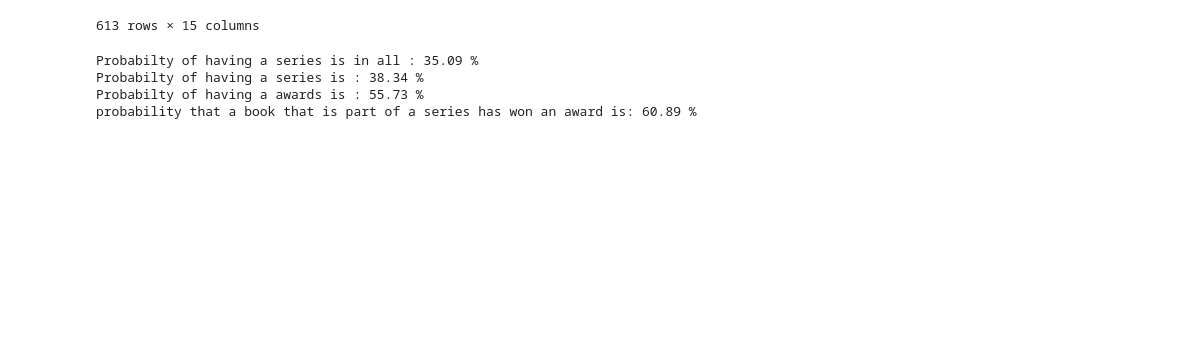
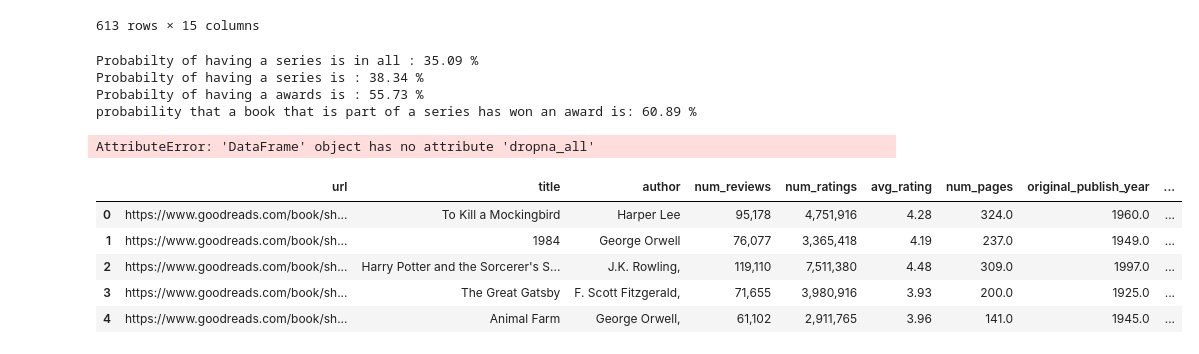
Before and after one commit to Deniz-shelby/goodreads_webscrap, a Jupyter notebook: analyse_data.ipynb, the cells around one changed output. Drawn from its saved outputs; the diff is of its cells as text; code cells hidden in the pictures; blank space fills up the shorter version.

```diff
--- a/analyse_data.ipynb
+++ b/analyse_data.ipynb
@@ -508,0 +513,16 @@ probability that a book that is part of a series has won an award is: 60.89 %
+# %%
+df_all = df_all.dropna_all(subset=['awards'])
+df_all['num_reviews'] = df_all['num_reviews'].str.replace(",","")
+df_all['num_ratings'] = df_all['num_ratings'].str.replace(",","")
+df_all['num_pages'] = df_all['num_pages'].astype(int)
+# %% [output]
+AttributeError: 'DataFrame' object has no attribute 'dropna_all'
+# %%
+df_all.head()
+# %% [output]
+|  | url | title | author | num_reviews | num_ratings | avg_rating | num_pages | original_publish_year | ... |
+| 0 | https://www.goodreads.com/book/sh... | To Kill a Mockingbird | Harper Lee | 95,178 | 4,751,916 | 4.28 | 324.0 | 1960.0 | ... |
+| 1 | https://www.goodreads.com/book/sh... | 1984 | George Orwell | 76,077 | 3,365,418 | 4.19 | 237.0 | 1949.0 | ... |
+| 2 | https://www.goodreads.com/book/sh... | Harry Potter and the Sorcerer's S... | J.K. Rowling, | 119,110 | 7,511,380 | 4.48 | 309.0 | 1997.0 | ... |
+| 3 | https://www.goodreads.com/book/sh... | The Great Gatsby | F. Scott Fitzgerald, | 71,655 | 3,980,916 | 3.93 | 200.0 | 1925.0 | ... |
+| 4 | https://www.goodreads.com/book/sh... | Animal Farm | George Orwell, | 61,102 | 2,911,765 | 3.96 | 141.0 | 1945.0 | ... |
```
Also changed, not shown: parts of 8 cells of this notebook, 2 other files.
